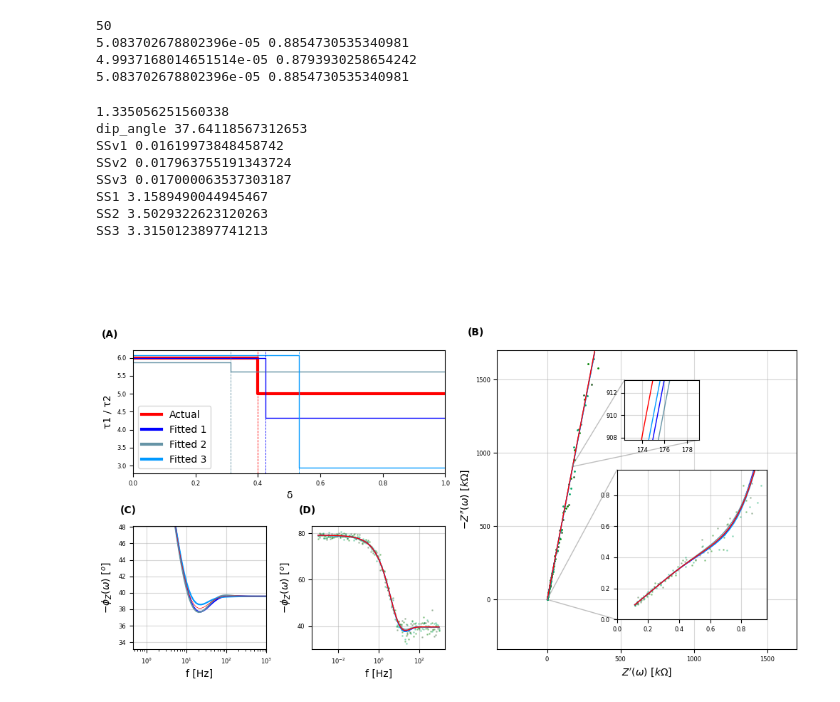
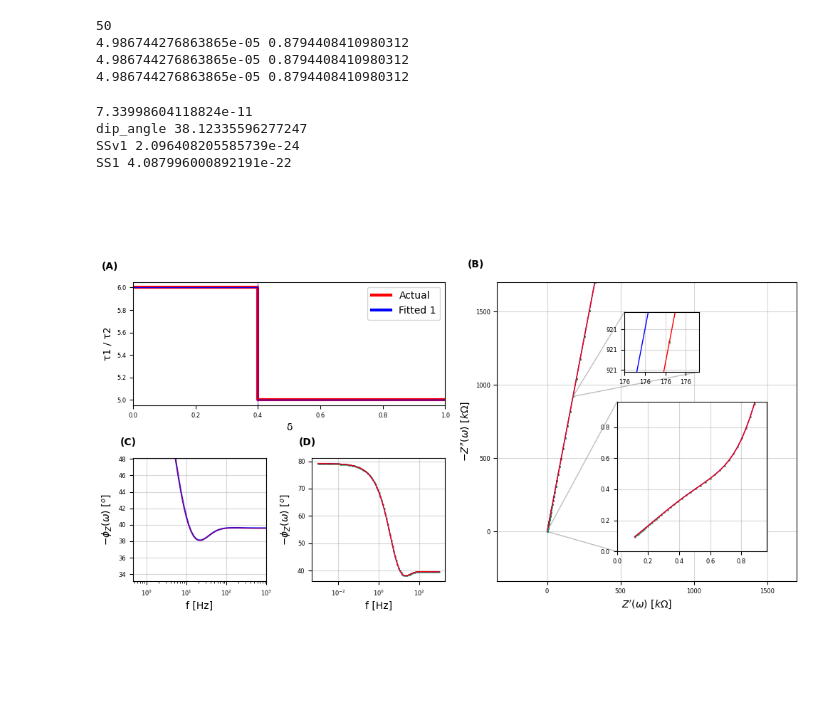
Before and after one commit to Yugal0/fitting-eis-inhomo-electrode, a Jupyter notebook: python/two/two last.ipynb, the cells around one changed output. Saved outputs shown, nothing was run; the diff lists cells and outputs as text; code cells hidden in the pictures; blank space fills up the shorter version.

```diff
--- a/python/two/two last.ipynb
+++ b/python/two/two last.ipynb
@@ -353,9 +353,9 @@ def TLMtwoNewRQNormalRref(p, f):
 freq = np.logspace(3,-3,num=100)
 c0=CustomCircuit(initial_guess=[6,5,5,0.4,0.88],circuit='TLMtwoNewRQNormalRref')
 z0=c0.predict(freq)
-z1=add_noise(z0,0.05)
-z2=add_noise(z0,0.05)
-z3=add_noise(z0,0.05)
+z1=add_noise(z0,0.0)
+z2=add_noise(z0,0.0)
+z3=add_noise(z0,0.0)
 p0=c0.initial_guess
 # R1_0=p0[0]
 # R2_0=p0[1]
@@ -412,9 +412,9 @@ cg2=CustomCircuit(initial_guess=param_guess2,circuit="TLMtwoNewRQNormalRref")
 cg3=CustomCircuit(initial_guess=param_guess3,circuit="TLMtwoNewRQNormalRref")
 # %% [output]
 50
-5.083702678802396e-05 0.8854730535340981
-4.9937168014651514e-05 0.8793930258654242
-5.083702678802396e-05 0.8854730535340981
+4.986744276863865e-05 0.8794408410980312
+4.986744276863865e-05 0.8794408410980312
+4.986744276863865e-05 0.8794408410980312
 # %%
 def plotter_for_two(freq,circuit0,zin1,zin2,zin3,circuitg1,circuitg2,circuitg3,wt):
 
@@ -746,18 +1063,14 @@ def plotter_for_two(freq,circuit0,zin1,zin2,zin3,circuitg1,circuitg2,circuitg3,w
 # plt.show()
 # %%
 plt.close()
-plotter_for_two(freq=freq,circuit0=c0,circuitg1=cg1,circuitg2=cg2,circuitg3=cg3,zin1=z1,zin2=z2,zin3=z3,wt="prop")
+plotter_for_two2(freq=freq,circuit0=c0,circuitg1=cg1,circuitg2=cg2,circuitg3=cg3,zin1=z1,zin2=z2,zin3=z3,wt="prop")
 plt.show()
 # %% [output]
-1.335056251560338
-dip_angle 37.64118567312653
-SSv1 0.01619973848458742
-SSv2 0.017963755191343724
-SSv3 0.017000063537303187
-SS1 3.1589490044945467
-SS2 3.5029322623120263
-SS3 3.3150123897741213
+7.33998604118824e-11
+dip_angle 38.12335596277247
+SSv1 2.096408205585739e-24
+SS1 4.087996000892191e-22
-[figure, old version]
+[figure, new version]
 # %%
 # def plotter_for_two(freq,circuit0,zin,circuitg,wt):
 
```
Also changed, not shown: parts of 2 cells of this notebook, 11 other files.
